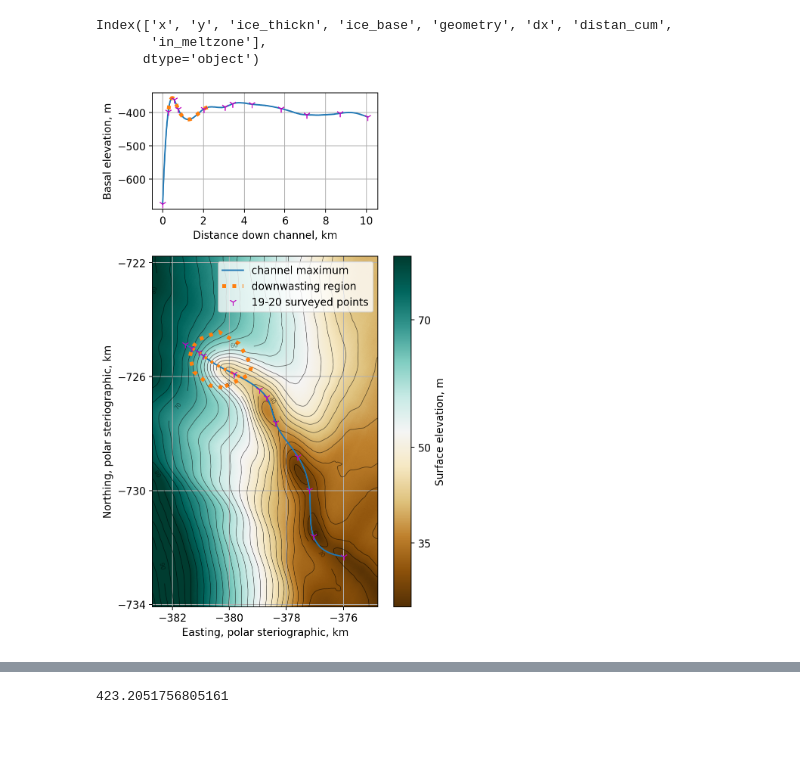
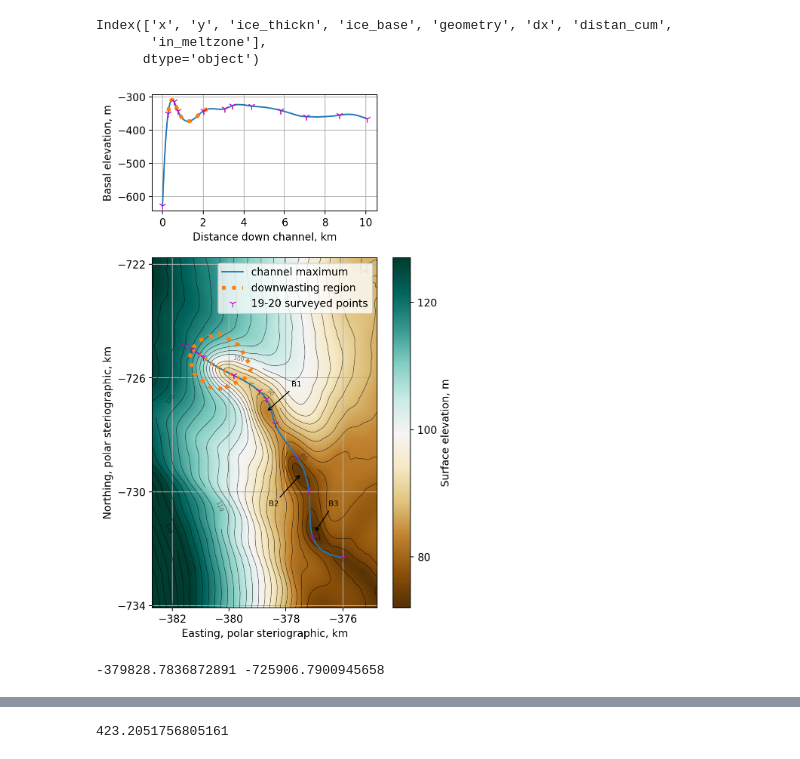
Before and after one commit to arrran/PhD_data_chapter, a Jupyter notebook: Jupyter/PLOTS/data_paper/04_thickness_surfacecolour.ipynb, the cells around one changed output, grey strips where cells are left out. Saved outputs shown, nothing was run; the diff lists cells and outputs as text; code cells hidden in the pictures.

```diff
--- a/Jupyter/PLOTS/data_paper/04_thickness_surfacecolour.ipynb
+++ b/Jupyter/PLOTS/data_paper/04_thickness_surfacecolour.ipynb
@@ -181,6 +185,8 @@ gl = gl[(gl[:,0]< xmax) & (gl[:,0]> xmin) & (gl[:,1] > ymin) & (gl[:,1] <  ymax)
 #smooth REMA dem for contours
 im_REMA_c_smoo = sp.ndimage.gaussian_filter(im_REMA_c, sigma=20, order=0)
 del im_REMA_d,im_REMA_c
+# %%
+geoid_correction = 47
 # %%
 # %matplotlib qt
 #  fug, (a0, a1) = plt.subplots(2,1, gridspec_kw = {'height_ratios':[2, 3]},figsize=(6,6),dpi=180)#rema
@@ -192,15 +198,17 @@ font = {'size'   : 11}
 mpl.rc('font', **font)
 
 
+
+
 fig, (ax1, ax2) = plt.subplots(2,1, gridspec_kw = {'height_ratios':[1, 3]},
                                figsize=[6,10],dpi=180)#rema ,constrained_layout=True
 
 
-ax1.plot(gdf_mid.distan_cum/1000,gdf_mid.ice_base)
+ax1.plot(gdf_mid.distan_cum/1000,gdf_mid.ice_base+geoid_correction)
 # ax1.plot( gdf_mid.distan_cum.iloc[39],gdf_mid.ice_base.iloc[39],'b1',label="downwasting centre",markersize=15,markeredgewidth=2)
-ax1.plot(gdf_mz.distan_cum/1000,gdf_mz.ice_base,':',label="downwasting region",
+ax1.plot(gdf_mz.distan_cum/1000,gdf_mz.ice_base+geoid_correction,':',label="downwasting region",
          color='tab:orange',linewidth=4) #,linewidth=3,markersize=15,markeredgewidth=2,
-ax1.plot(distan_cum_surveyed/1000,base_surveyed[50,:],'1',
+ax1.plot(distan_cum_surveyed/1000,base_surveyed[50,:]+geoid_correction,'1',
           label="19-20 surveyed points",markersize=8,color="m")
 # ax1.set_xlim([xmin, xmax])
 # ax1.set_ylim([ymin,ymax])
@@ -210,38 +218,48 @@ ax1.grid()
 
 
 
-a2 = ax2.imshow(im_REMA,extent=np.array(extent_REMA)/1000,vmin=25,vmax=80, cmap='BrBG')
-
-CS2 =  ax2.contour(xv_REMA[::samp]/1000,yv_REMA[::samp]/1000,im_REMA_c_smoo[::samp],
-                      30,vmin=15,vmax=90,
+a2 = ax2.imshow(im_REMA+geoid_correction,extent=np.array(extent_REMA)/1000,vmin=25+geoid_correction,vmax=80+geoid_correction, cmap='BrBG')
+CS1 =  ax2.contour(xv_REMA[::samp]/1000,yv_REMA[::samp]/1000,im_REMA_c_smoo[::samp]+geoid_correction,
+                      30,vmin=15+geoid_correction,vmax=90+geoid_correction,
 #                   cmap='BrBG',
                   colors='black',
                   alpha=0.5,linewidths=0.7)
-plt.clabel(CS2,CS2.levels[3::4], inline=1,  fmt='%i',fontsize=6)
 
+ax2.clabel(CS1,CS1.levels[0::4], inline=1,  fmt='%i',fontsize=6)
 ax2.plot( gdf_mid.x/1000,gdf_mid.y/1000,label='channel maximum')
 ax2.plot(bullseye_array[0]/1000,bullseye_array[1]/1000,':',label="downwasting region",color='tab:orange',linewidth=4) #,markersize=15,markeredgewidth=2
 ax2.plot(gdf_mz.x/1000,gdf_mz.y/1000,':',markersize=4,color='tab:orange',linewidth=3) #,markersize=15,markeredgewidth=2
 ax2.plot(points_x_surveyed[50,:]/1000,points_y_surveyed[50,:]/1000,'1',markersize=8,label="19-20 surveyed points",color="m")
+
+
+ax2.annotate( 'B1',(-378.7, -727.2),xytext=(-378.8+1, -727.3+1),arrowprops=dict(arrowstyle='->'),fontsize=8)
+ax2.annotate( 'B2',(-377.45, -729.35),xytext=(-377.6-1, -729.5-1),arrowprops=dict(arrowstyle='->'),fontsize=8)
+ax2.annotate( 'B3',(-377.0, -731.45),xytext=(-377.5+1, -731.5+1),arrowprops=dict(arrowstyle='->'),fontsize=8)
+
 ax2.set_xlim([xmin/1000, xmax/1000])
 ax2.set_ylim([ymin/1000,ymax/1000])
 ax2.set_xticks(xticks)
 ax2.set_yticks(yticks)
 ax2.grid()
 ax2.set_xlabel('Easting, polar steriographic, km')
 ax2.set_ylabel('Northing, polar steriographic, km')
 # ax2.set_xticks(xgrid/1000)
 ax2.legend()
+
 cb1 = fig.colorbar(a2,ax=ax2)
 cb1.set_label('Surface elevation, m')
-cb1.set_ticks(np.round(np.linspace(15,90,5)/5)*5)
+cb1.set_ticks(np.round(np.linspace(15+geoid_correction,90+geoid_correction,5)/5)*5)
 
 (x0, y0), (x1, y1) = ax2.get_position().get_points()
 (x20, y20), (x21, y21) = ax1.get_position().get_points()
 ax1.set_position([x0, y20, x1-x0,y21-y20 ])  # x, y, width, height
 
 
 fig.savefig('/Users/home/whitefar/ASSIGNMENTS-PUBLICATIONS-TALKS/channel_data_writeup/PLOTS/thickness_surfacecolour.png')
 fig.show()
 # %% [output]
-[figure, old version]
+[figure, new version]
+# %%
+print(points_x_surveyed[50,4],points_y_surveyed[50,4])
+# %% [output]
+-379828.7836872891 -725906.7900945658
```
Also changed, not shown: parts of 3 cells of this notebook, 13 other files.
